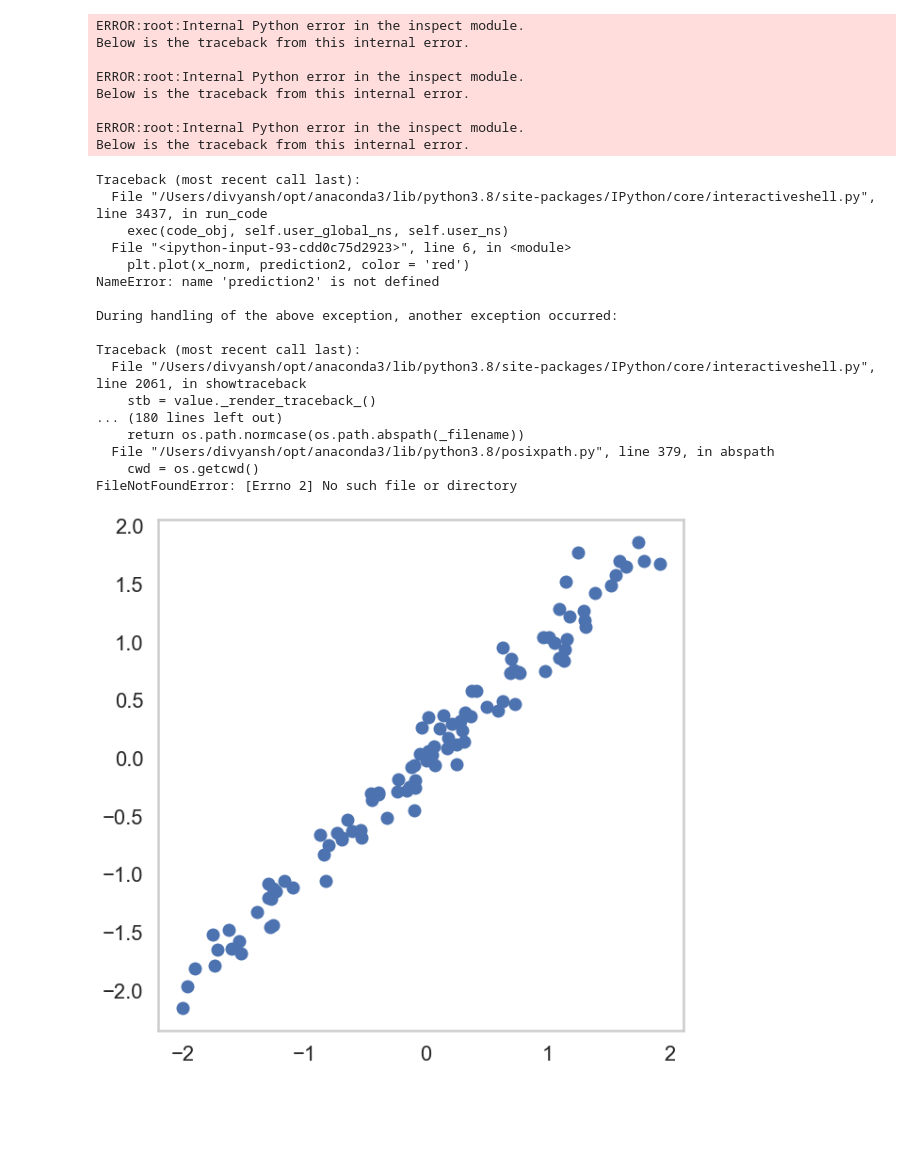
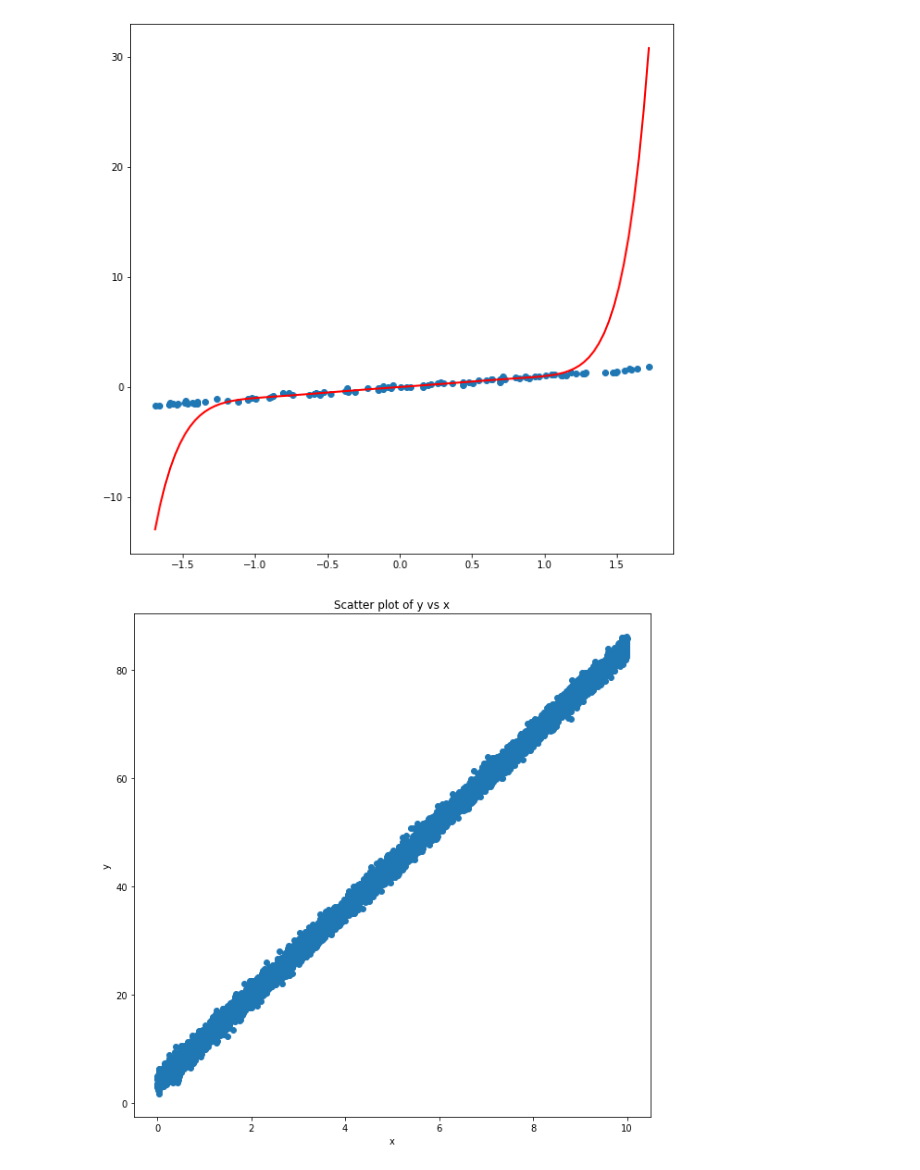
Before and after one commit to divyanx/Machine-Learning-Tasks, a Jupyter notebook: Assignment-03/04-Regularisation/01-Polynomial-Linear-Regression.ipynb, the cells around one changed output. Saved outputs shown, nothing was run; the diff lists cells and outputs as text; code cells hidden in the pictures; blank space fills up the shorter version.

```diff
--- a/Assignment-03/04-Regularisation/01-Polynomial-Linear-Regression.ipynb
+++ b/Assignment-03/04-Regularisation/01-Polynomial-Linear-Regression.ipynb
@@ -206,0 +305,23 @@ ValueError: shapes (3,) and (100,3) not aligned: 3 (dim 0) != 100 (dim 0)
+# %%
+# plot the data
+# figure size (width, height)
+fig = plt.figure(figsize=(10, 10))
+plt.grid(False)
+plt.scatter(x_norm, y_norm)
+x = np.linspace(min(x_norm), max(x_norm), 100)
+x_aug = augment(x, 10, aug_intercept = True)
+y_pred = predict_batch(theta10, x_aug)
+plt.plot(x, y_pred, color='red', linewidth=2)
+plt.show()
+# %% [output]
+[figure, added]
+# %%
+n = 10000
+x = np.random.uniform(0, 10, n)
+
+# a be any real number
+a = np.random.uniform(0, 20, 1)
+b = np.random.uniform(0, 20, 1)
+e = np.random.normal(0, 1, n)
+
+y = a * x + b + e
@@ -207,38 +331,14 @@ ValueError: shapes (3,) and (100,3) not aligned: 3 (dim 0) != 100 (dim 0)
 # %%
 # plot the data
 # figure size (width, height)
 fig = plt.figure(figsize=(10, 10))
+
+
 plt.grid(False)
-plt.scatter(x_norm, y_norm)
-plt.plot(x_norm, prediction2, color = 'red')
+plt.scatter(x, y)
 plt.xlabel("x")
 plt.ylabel("y")
 plt.title("Scatter plot of y vs x")
 plt.show()
 # %% [output]
-ERROR:root:Internal Python error in the inspect module.
-Below is the traceback from this internal error.
-
-ERROR:root:Internal Python error in the inspect module.
-Below is the traceback from this internal error.
-
-ERROR:root:Internal Python error in the inspect module.
-Below is the traceback from this internal error.
-Traceback (most recent call last):
-  File "/Users/divyansh/opt/anaconda3/lib/python3.8/site-packages/IPython/core/interactiveshell.py", line 3437, in run_code
-    exec(code_obj, self.user_global_ns, self.user_ns)
-  File "<ipython-input-93-cdd0c75d2923>", line 6, in <module>
-    plt.plot(x_norm, prediction2, color = 'red')
-NameError: name 'prediction2' is not defined
-
-During handling of the above exception, another exception occurred:
-
-Traceback (most recent call last):
-  File "/Users/divyansh/opt/anaconda3/lib/python3.8/site-packages/IPython/core/interactiveshell.py", line 2061, in showtraceback
-    stb = value._render_traceback_()
-... (180 lines left out)
-    return os.path.normcase(os.path.abspath(_filename))
-  File "/Users/divyansh/opt/anaconda3/lib/python3.8/posixpath.py", line 379, in abspath
-    cwd = os.getcwd()
-FileNotFoundError: [Errno 2] No such file or directory
-[figure, old version]
+[figure, new version]
```
Also changed, not shown: parts of 19 cells of this notebook.
